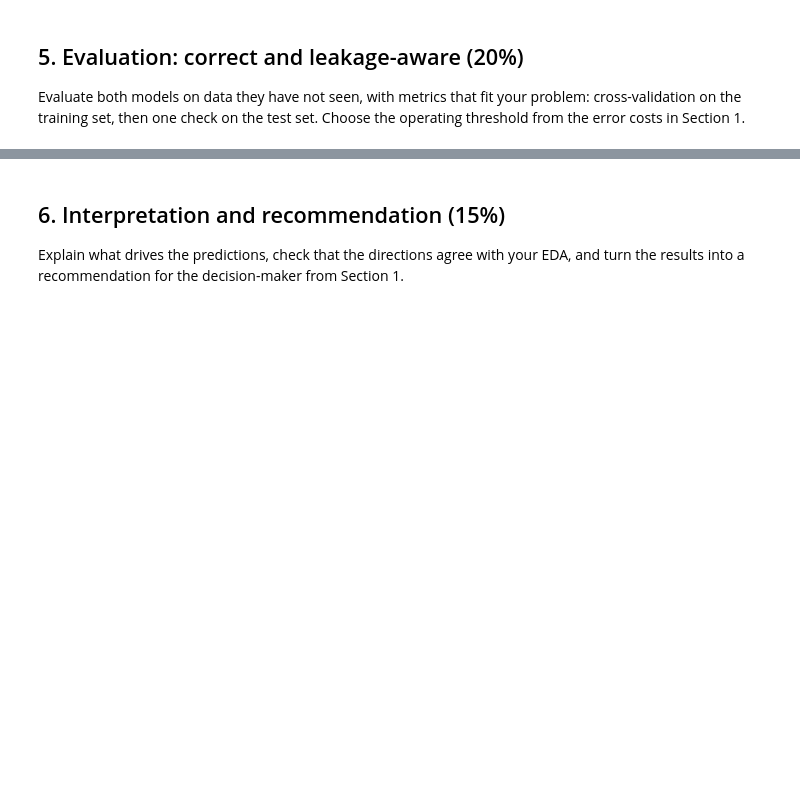
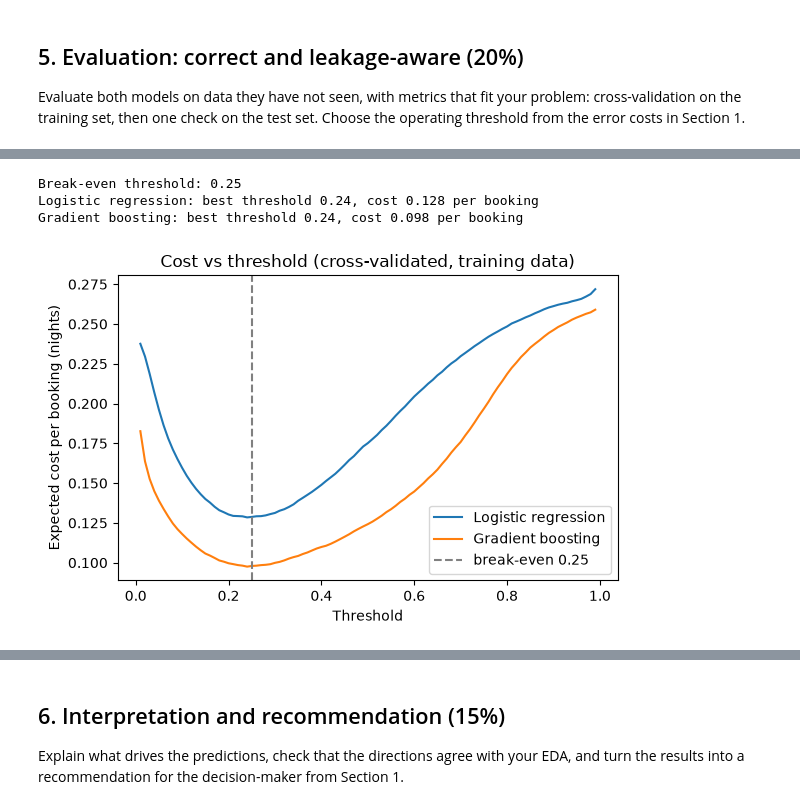
Before and after one commit to connor-richardson/hotel-demand-prediction, a Jupyter notebook: project_template.ipynb, the cells around one changed output, grey strips where cells are left out. Saved outputs shown, nothing was run; the diff lists cells and outputs as text; code cells hidden in the pictures; blank space fills up the shorter version.

Commit message:
Complete notebook: data prep, models, evaluation and recommendations

```diff
--- a/project_template.ipynb
+++ b/project_template.ipynb
@@ -217,0 +456,10 @@ tuning.
+# %%
+# Final models for Section 5: C=10 for logistic regression (same score as C=1000, more regularised),
+# and the wider-search result for gradient boosting
+gb_search = gb_search2
+
+cv_table = pd.DataFrame([
+    cv_row(logreg_search, "Logistic regression"),
+    cv_row(gb_search, "Gradient boosting"),
+]).round(3)
+print(cv_table)
@@ -224,2 +486,52 @@ Choose the operating threshold from the error costs in Section 1.
 # %%
-# TODO: evaluation
+# Out-of-fold predictions and threshold choice (training data only)
+from sklearn.model_selection import cross_val_predict
+from sklearn.metrics import (average_precision_score, roc_auc_score, brier_score_loss,
+                             log_loss, roc_curve, precision_recall_curve, confusion_matrix)
+from sklearn.calibration import calibration_curve
+
+# Final fitted pipelines from Section 4
+models = {
+    "Logistic regression": logreg_search.best_estimator_,
+    "Gradient boosting": gb_search.best_estimator_,
+}
+
+# Cost assumptions from Section 1, in units of one night's revenue
+C_FN = 1.0      # missed cancellation: the room stays empty
+C_FP = 1 / 3    # false alarm: guest flagged who would have come
+print("Break-even threshold:", round(C_FP / (C_FP + C_FN), 2))
+
+def expected_cost(y_true, p, t):
+    """Average cost per booking if we flag every booking with probability >= t."""
+    flag = p >= t
+    fn = np.sum(~flag & (y_true == 1))
+    fp = np.sum(flag & (y_true == 0))
+    return (C_FN * fn + C_FP * fp) / len(y_true)
+
+y_tr = y_train.to_numpy()
+thresholds = np.linspace(0.01, 0.99, 99)
+
+oof_proba, best_t = {}, {}
+fig, ax = plt.subplots(figsize=(6, 4))
+for name, est in models.items():
+    # Each training row is predicted by a model that did not see it
+    oof_proba[name] = cross_val_predict(
+        clone(est), X_train, y_train, cv=cv, method="predict_proba", n_jobs=-1
+    )[:, 1]
+    costs = [expected_cost(y_tr, oof_proba[name], t) for t in thresholds]
+    best_t[name] = thresholds[int(np.argmin(costs))]
+    ax.plot(thresholds, costs, label=name)
+    print(f"{name}: best threshold {best_t[name]:.2f}, cost {min(costs):.3f} per booking")
+
+ax.axvline(0.25, color="grey", linestyle="--", label="break-even 0.25")
+ax.set_xlabel("Threshold")
+ax.set_ylabel("Expected cost per booking (nights)")
+ax.set_title("Cost vs threshold (cross-validated, training data)")
+ax.legend()
+plt.tight_layout()
+plt.show()
+# %% [output]
+Break-even threshold: 0.25
+Logistic regression: best threshold 0.24, cost 0.128 per booking
+Gradient boosting: best threshold 0.24, cost 0.098 per booking
+[figure, added]
```
Also changed, not shown: parts of 27 cells of this notebook.
